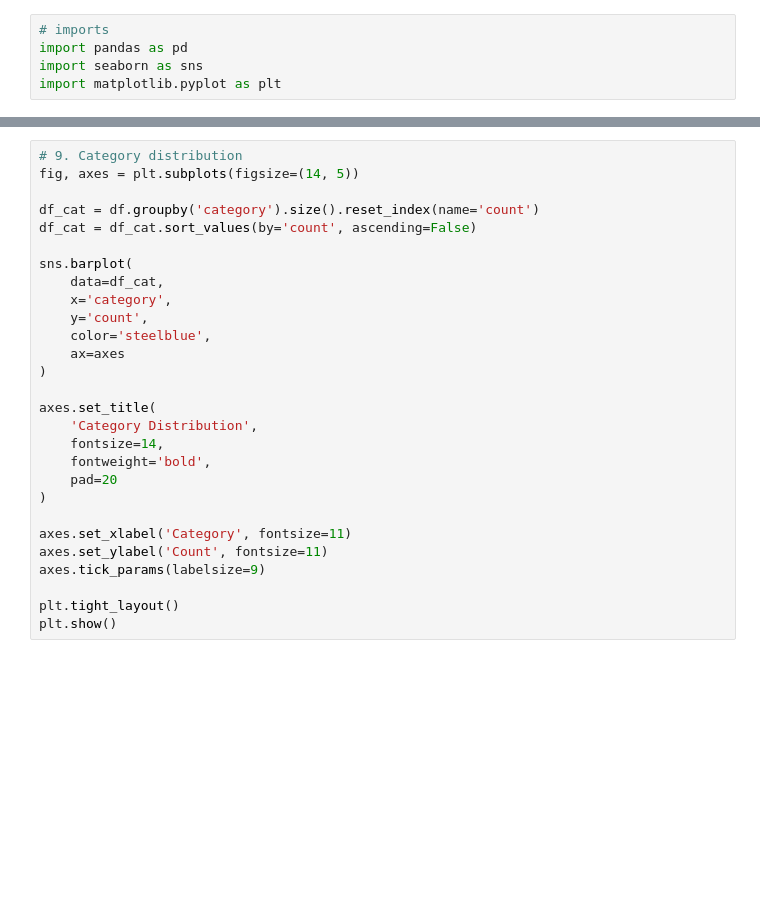
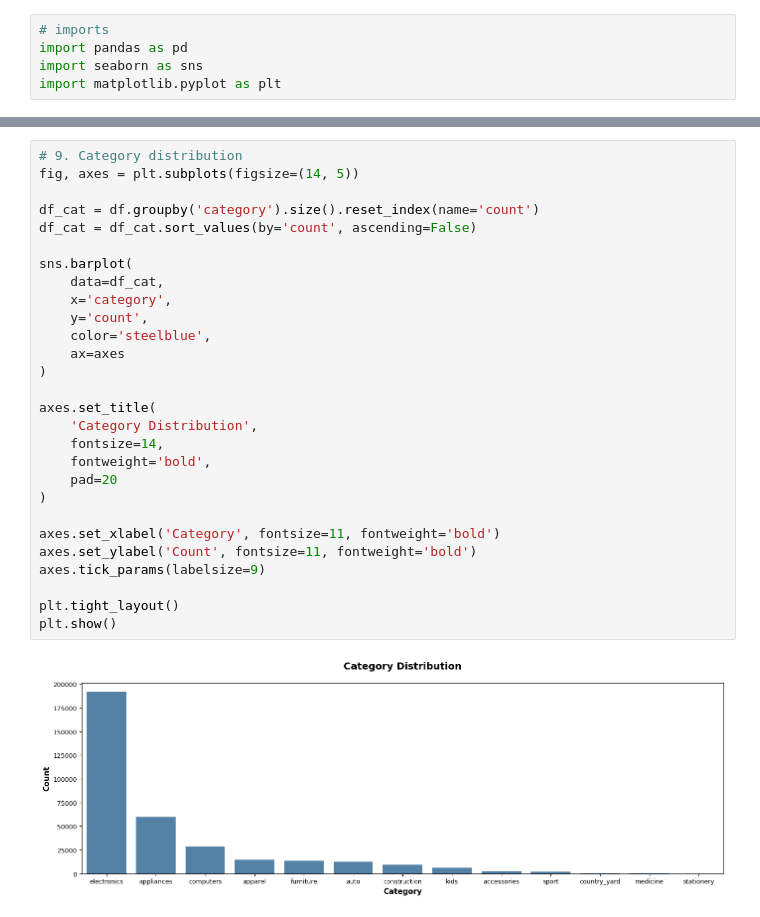
Before and after one commit to hamzahbraimo/ecommerce-funnel-analysis, a Jupyter notebook: notebooks/01_data_explore.ipynb, the cells around one changed output, grey strips where cells are left out. Saved outputs shown, nothing was run; the diff lists cells and outputs as text; blank space fills up the shorter version.

```diff
--- a/notebooks/01_data_explore.ipynb
+++ b/notebooks/01_data_explore.ipynb
@@ -116,31 +192,33 @@ plt.show()
 # %%
 # 9. Category distribution
 fig, axes = plt.subplots(figsize=(14, 5))
 
 df_cat = df.groupby('category').size().reset_index(name='count')
 df_cat = df_cat.sort_values(by='count', ascending=False)
 
 sns.barplot(
     data=df_cat,
     x='category',
     y='count',
     color='steelblue',
     ax=axes
 )
 
 axes.set_title(
     'Category Distribution',
     fontsize=14,
     fontweight='bold',
     pad=20
 )
 
-axes.set_xlabel('Category', fontsize=11)
-axes.set_ylabel('Count', fontsize=11)
+axes.set_xlabel('Category', fontsize=11, fontweight='bold')
+axes.set_ylabel('Count', fontsize=11, fontweight='bold')
 axes.tick_params(labelsize=9)
 
 plt.tight_layout()
 plt.show()
+# %% [output]
+[figure, added]
 # %%
 # 10. Time series analysis of events
 df['hour'] = df["event_time"].dt.hour
```
Also changed, not shown: parts of 10 cells of this notebook, 3 other files.
